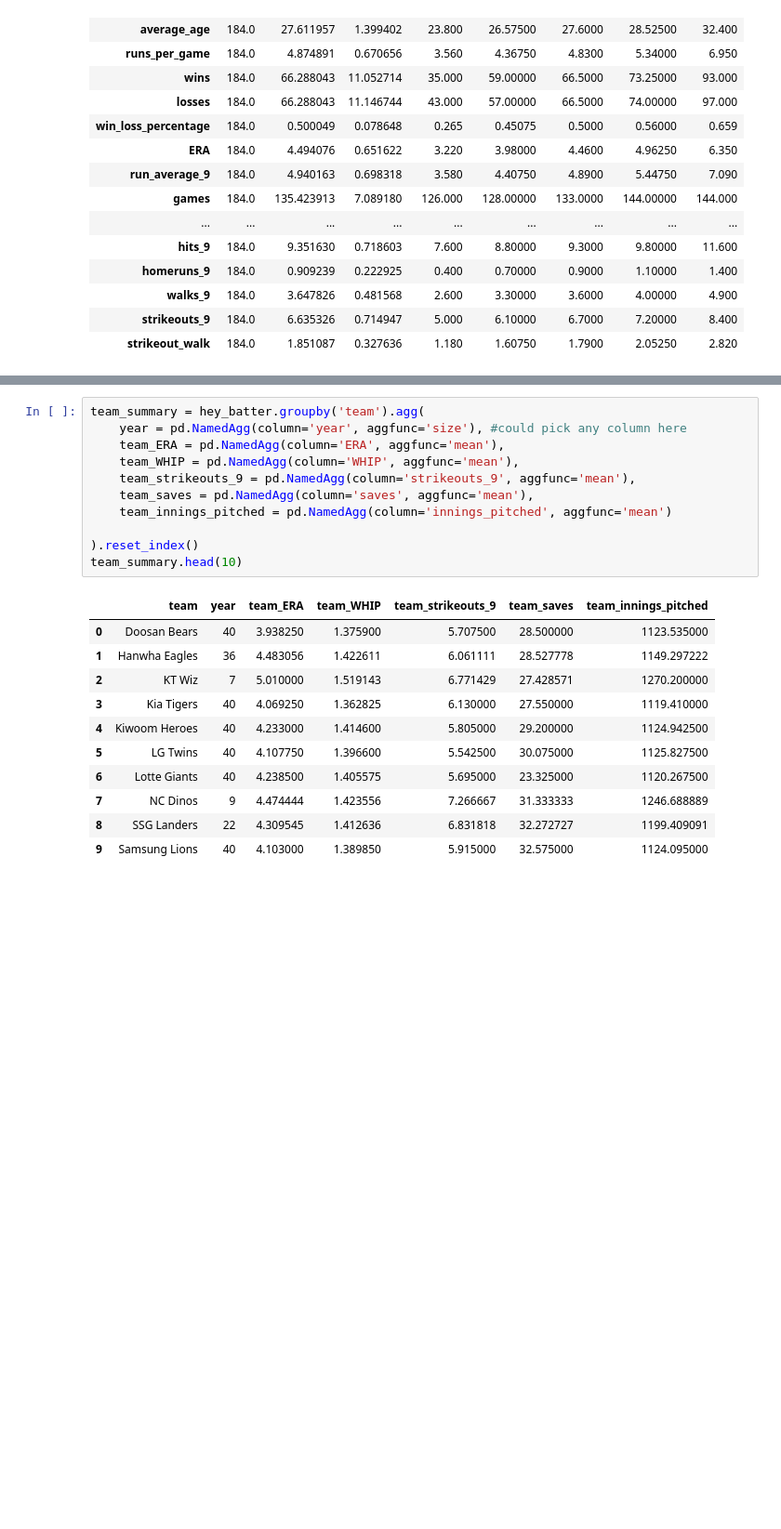
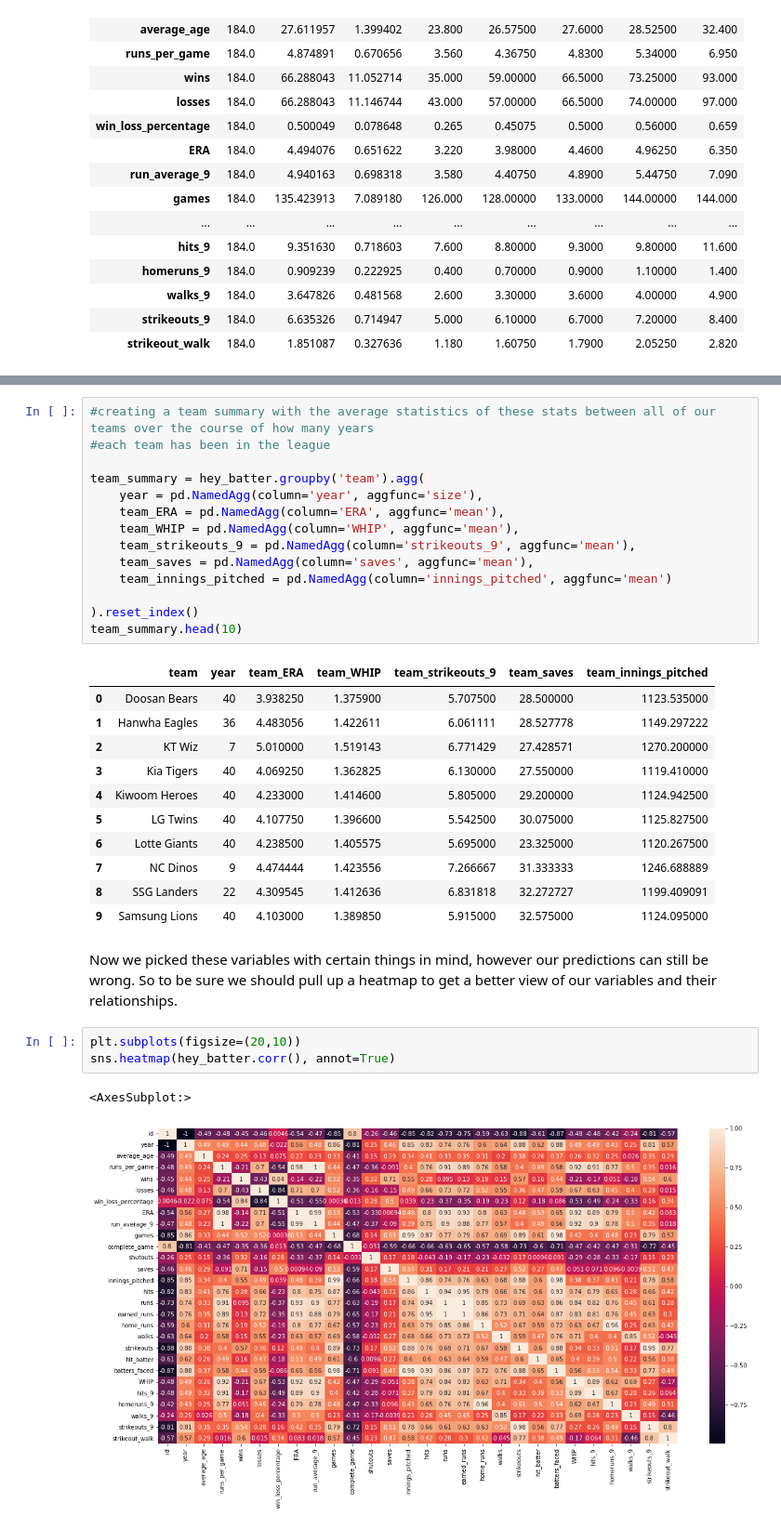
Before and after one commit to e-machinelearning/Hey-Batter-Batter-, a Jupyter notebook: Hey Batter Batter!.ipynb, the cells around one changed output, grey strips where cells are left out. Shown at 93% size. Cells and saved outputs as stored; diff of their text form; blank space fills up the shorter version.

```diff
--- a/Hey Batter Batter!.ipynb
+++ b/Hey Batter Batter!.ipynb
@@ -390,6 +410,9 @@ The reasons for picking these stats are pretty simple to understand. When playin
 # %%
+#creating a team summary with the average statistics of these stats between all of our teams over the course of how many years
+#each team has been in the league
+
 team_summary = hey_batter.groupby('team').agg(
-    year = pd.NamedAgg(column='year', aggfunc='size'), #could pick any column here
+    year = pd.NamedAgg(column='year', aggfunc='size'),
     team_ERA = pd.NamedAgg(column='ERA', aggfunc='mean'),
     team_WHIP = pd.NamedAgg(column='WHIP', aggfunc='mean'),
     team_strikeouts_9 = pd.NamedAgg(column='strikeouts_9', aggfunc='mean'),
@@ -410,3 +433,11 @@ team_summary.head(10)
 | 7 | NC Dinos | 9 | 4.474444 | 1.423556 | 7.266667 | 31.333333 | 1246.688889 |
 | 8 | SSG Landers | 22 | 4.309545 | 1.412636 | 6.831818 | 32.272727 | 1199.409091 |
 | 9 | Samsung Lions | 40 | 4.103000 | 1.389850 | 5.915000 | 32.575000 | 1124.095000 |
+# %% [markdown]
+Now we picked these variables with certain things in mind, however our predictions can still be wrong. So to be sure we should pull up a heatmap to get a better view of our variables and their relationships.
+# %%
+plt.subplots(figsize=(20,10))
+sns.heatmap(hey_batter.corr(), annot=True)
+# %% [output]
+<AxesSubplot:>
+[figure, added]
```
Also changed, not shown: parts of 31 cells of this notebook.
